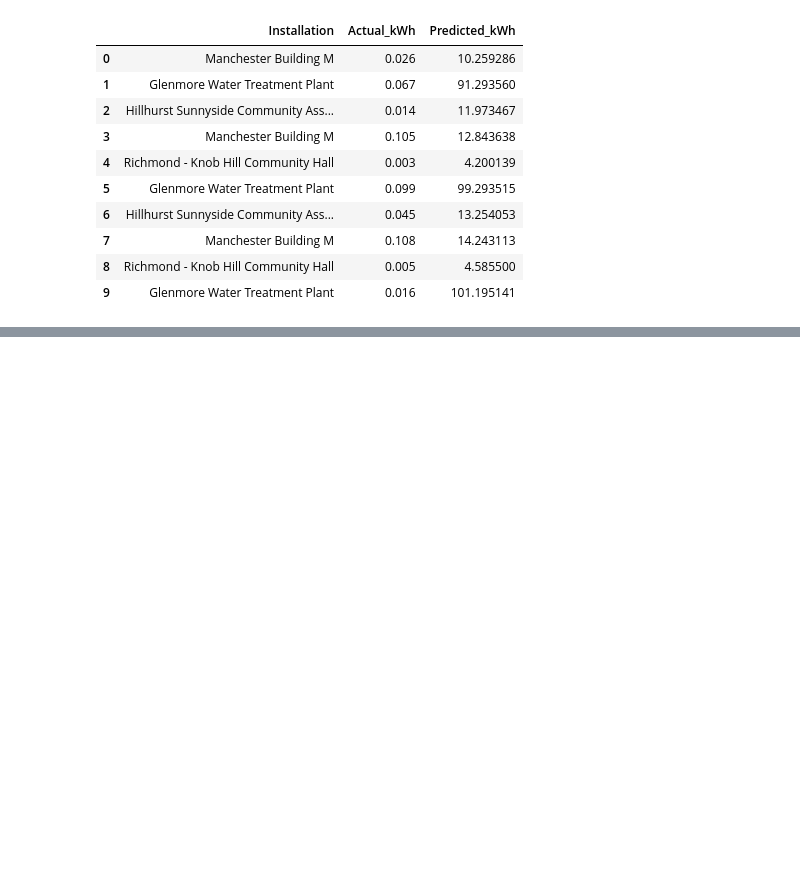
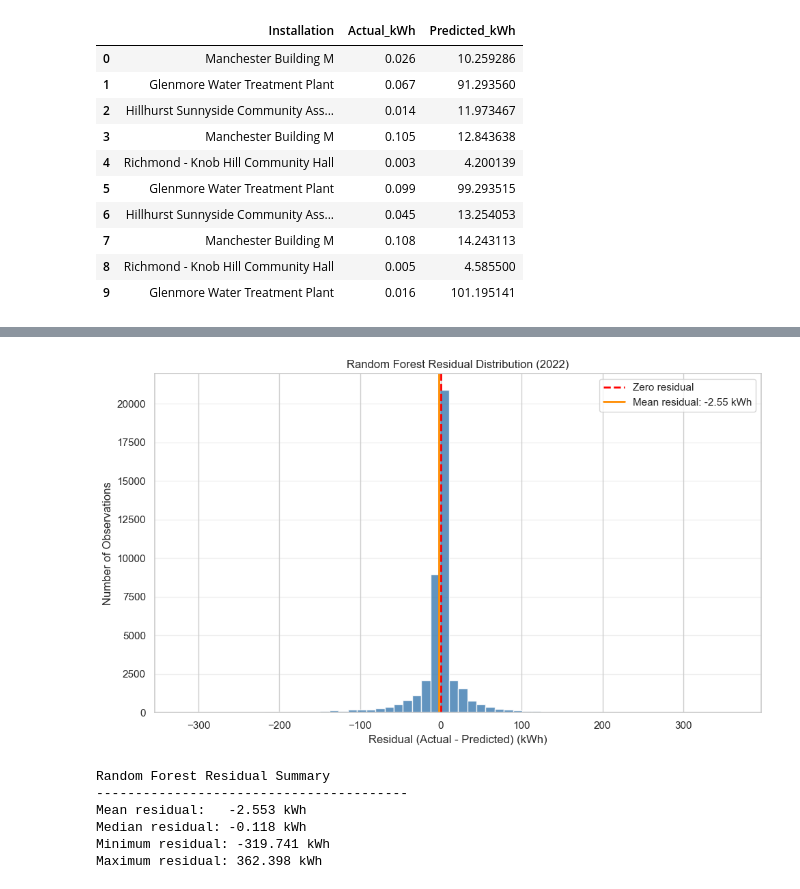
Before and after one commit to damisar/Solar-Energy-Production-Analysis, a Jupyter notebook: notebooks/solar_production_eda.ipynb, the cells around one changed output, grey strips where cells are left out. Drawn from its saved outputs; the diff is of its cells as text; code cells hidden in the pictures; blank space fills up the shorter version.

```diff
--- a/notebooks/solar_production_eda.ipynb
+++ b/notebooks/solar_production_eda.ipynb
@@ -4127,0 +4372,57 @@ Sample baseline predictions:
+# %%
+
+# Section 7.7.2 - Random Forest residual analysis
+
+# Calculate residuals: actual minus predicted
+rf_residuals = actual_values - predicted_values
+
+# Plot the residual distribution
+plt.figure(figsize=(10, 6))
+
+plt.hist(
+    rf_residuals,
+    bins=60,
+    color="steelblue",
+    edgecolor="white",
+    alpha=0.85
+)
+
+plt.axvline(
+    0,
+    color="red",
+    linestyle="--",
+    linewidth=2,
+    label="Zero residual"
+)
+
+plt.axvline(
+    rf_residuals.mean(),
+    color="darkorange",
+    linestyle="-",
+    linewidth=2,
+    label=f"Mean residual: {rf_residuals.mean():.2f} kWh"
+)
+
+plt.xlabel("Residual (Actual - Predicted) (kWh)")
+plt.ylabel("Number of Observations")
+plt.title("Random Forest Residual Distribution (2022)")
+plt.legend()
+plt.grid(axis="y", alpha=0.3)
+plt.tight_layout()
+plt.show()
+
+# Summarize residual statistics
+print("Random Forest Residual Summary")
+print("-" * 40)
+print(f"Mean residual:   {rf_residuals.mean():.3f} kWh")
+print(f"Median residual: {np.median(rf_residuals):.3f} kWh")
+print(f"Minimum residual: {rf_residuals.min():.3f} kWh")
+print(f"Maximum residual: {rf_residuals.max():.3f} kWh")
+# %% [output]
+[figure, added]
+Random Forest Residual Summary
+----------------------------------------
+Mean residual:   -2.553 kWh
+Median residual: -0.118 kWh
+Minimum residual: -319.741 kWh
+Maximum residual: 362.398 kWh
```
Also changed, not shown: parts of 13 cells of this notebook.
